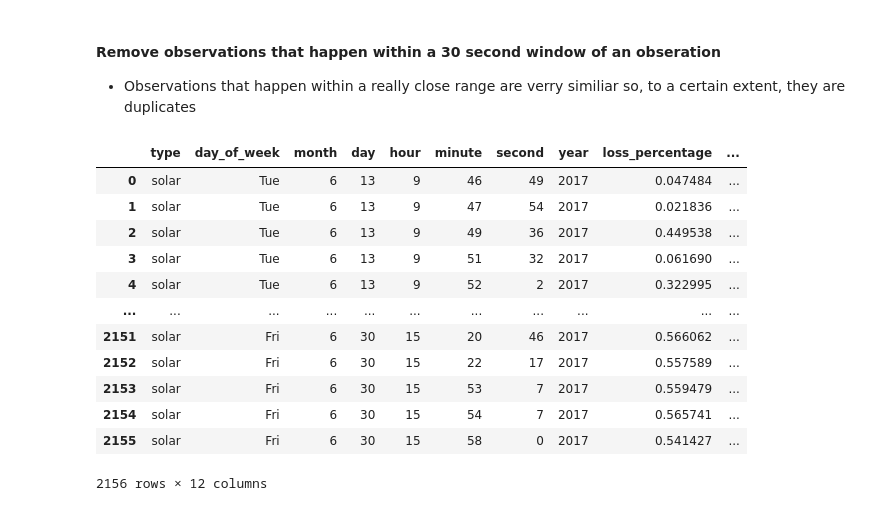
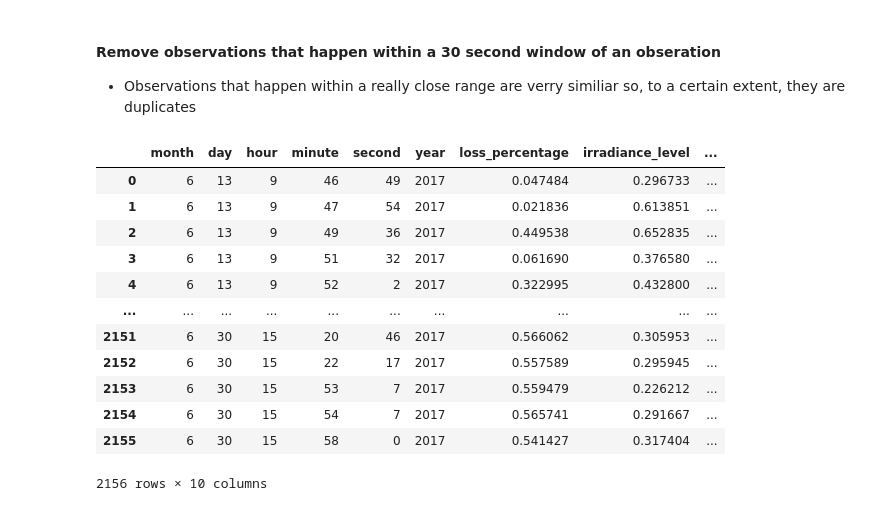
Before and after one commit to tomasrodriguesf1/CV-Project, a Jupyter notebook: EDA.ipynb, the cells around one changed output. Drawn from its saved outputs; the diff is of its cells as text; code cells hidden in the pictures.

```diff
--- a/EDA.ipynb
+++ b/EDA.ipynb
@@ -96,7 +96,8 @@ df['hour'] = df['hour'].astype(int)
 
 df = df.sort_values(by='timestamp')
 
-df = df.drop(columns=['timestamp'])
+df = df.drop(columns=['timestamp' , 'day_of_week', 'type'])
+
 
 df
 # %% [output]
@@ -239,38 +225,40 @@ plt.show()
 # %%
 # Create a clone (copy) of the dataset
 df_copy = df.copy()
 
 # Create a datetime column in the copy
 df_copy['datetime'] = pd.to_datetime(df_copy[['year', 'month', 'day', 'hour', 'minute', 'second']])
 
 # Ensure the copy is ordered in ascending order based on datetime
 df_copy = df_copy.sort_values(by='datetime')
 
 # Calculate the time difference between consecutive rows
 df_copy['time_diff'] = df_copy['datetime'].diff()
 
-# Filter rows based on the 30-second range condition
-filtered_df = df_copy[(df_copy['time_diff'].dt.total_seconds() > 20) | df_copy['time_diff'].isna()]
+# Filter rows based on the 20-second range or date change condition
+filtered_df = df_copy[(df_copy['time_diff'].dt.total_seconds() > 20) |
+                      (df_copy['datetime'].dt.date != df_copy['datetime'].shift().dt.date) |
+                      df_copy['time_diff'].isna()]
 
 # Drop unnecessary columns
 filtered_df = filtered_df.drop(['datetime', 'time_diff'], axis=1)
 
 # Reset index if needed
 filtered_df = filtered_df.reset_index(drop=True)
 
 filtered_df
 # %% [output]
-|  | type | day_of_week | month | day | hour | minute | second | year | loss_percentage | ... |
-| 0 | solar | Tue | 6 | 13 | 9 | 46 | 49 | 2017 | 0.047484 | ... |
-| 1 | solar | Tue | 6 | 13 | 9 | 47 | 54 | 2017 | 0.021836 | ... |
-| 2 | solar | Tue | 6 | 13 | 9 | 49 | 36 | 2017 | 0.449538 | ... |
-| 3 | solar | Tue | 6 | 13 | 9 | 51 | 32 | 2017 | 0.061690 | ... |
-| 4 | solar | Tue | 6 | 13 | 9 | 52 | 2 | 2017 | 0.322995 | ... |
-| ... | ... | ... | ... | ... | ... | ... | ... | ... | ... | ... |
-| 2151 | solar | Fri | 6 | 30 | 15 | 20 | 46 | 2017 | 0.566062 | ... |
-| 2152 | solar | Fri | 6 | 30 | 15 | 22 | 17 | 2017 | 0.557589 | ... |
-| 2153 | solar | Fri | 6 | 30 | 15 | 53 | 7 | 2017 | 0.559479 | ... |
-| 2154 | solar | Fri | 6 | 30 | 15 | 54 | 7 | 2017 | 0.565741 | ... |
-| 2155 | solar | Fri | 6 | 30 | 15 | 58 | 0 | 2017 | 0.541427 | ... |
+|  | month | day | hour | minute | second | year | loss_percentage | irradiance_level | ... |
+| 0 | 6 | 13 | 9 | 46 | 49 | 2017 | 0.047484 | 0.296733 | ... |
+| 1 | 6 | 13 | 9 | 47 | 54 | 2017 | 0.021836 | 0.613851 | ... |
+| 2 | 6 | 13 | 9 | 49 | 36 | 2017 | 0.449538 | 0.652835 | ... |
+| 3 | 6 | 13 | 9 | 51 | 32 | 2017 | 0.061690 | 0.376580 | ... |
+| 4 | 6 | 13 | 9 | 52 | 2 | 2017 | 0.322995 | 0.432800 | ... |
+| ... | ... | ... | ... | ... | ... | ... | ... | ... | ... |
+| 2151 | 6 | 30 | 15 | 20 | 46 | 2017 | 0.566062 | 0.305953 | ... |
+| 2152 | 6 | 30 | 15 | 22 | 17 | 2017 | 0.557589 | 0.295945 | ... |
+| 2153 | 6 | 30 | 15 | 53 | 7 | 2017 | 0.559479 | 0.226212 | ... |
+| 2154 | 6 | 30 | 15 | 54 | 7 | 2017 | 0.565741 | 0.291667 | ... |
+| 2155 | 6 | 30 | 15 | 58 | 0 | 2017 | 0.541427 | 0.317404 | ... |
-2156 rows × 12 columns
+2156 rows × 10 columns
 # %%
```
Also changed, not shown: parts of 4 cells of this notebook, 2 other files.
